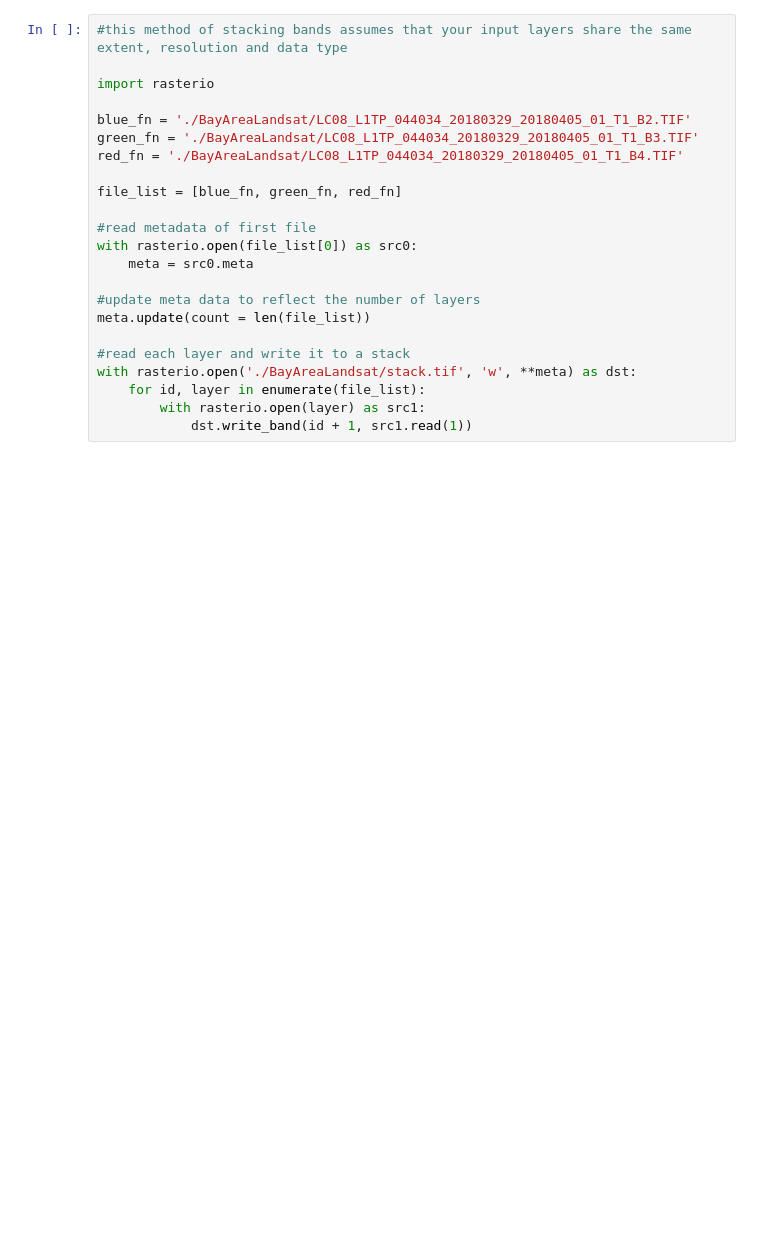
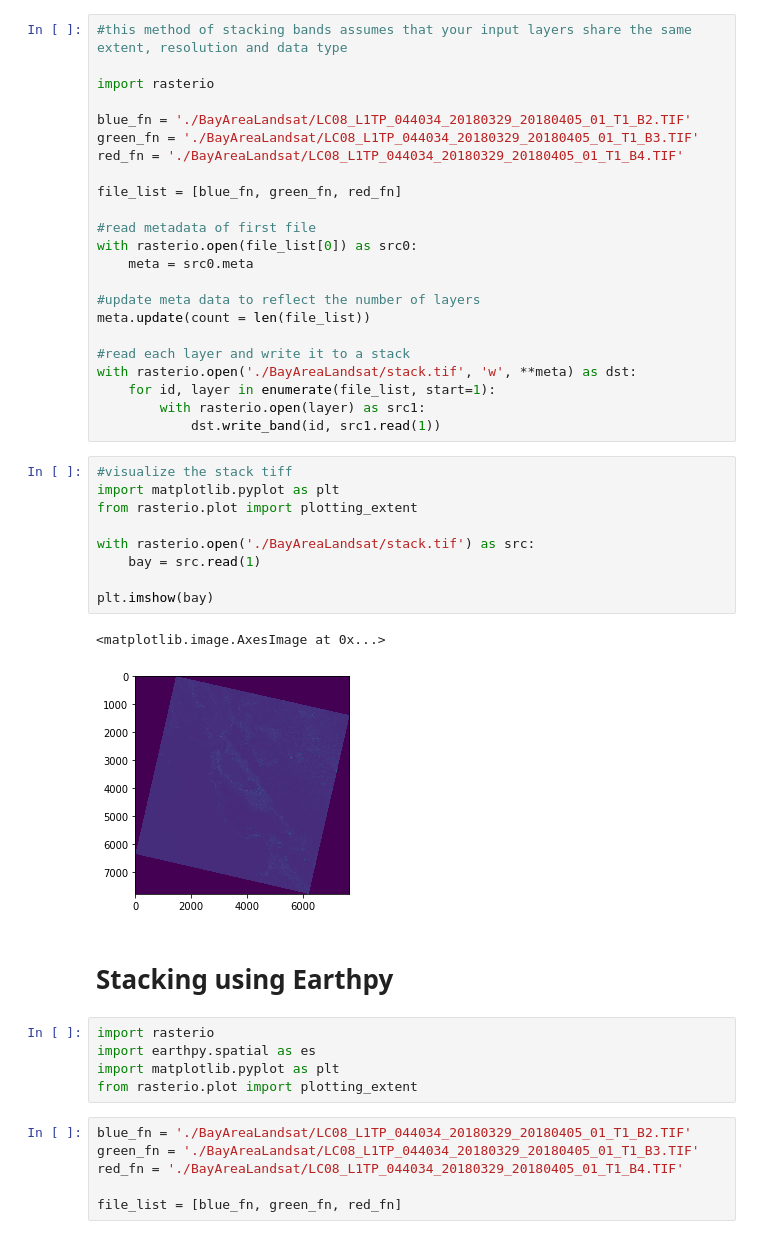
Before and after one commit to zstatmanweil/GeoExperiments, a Jupyter notebook: StackRBG_BayArea.ipynb, the cells around one changed output. Saved outputs shown, nothing was run; the diff lists cells and outputs as text; blank space fills up the shorter version.

Commit message:
Experimented with multiple methods of stacking landsat bands

```diff
--- a/StackRBG_BayArea.ipynb
+++ b/StackRBG_BayArea.ipynb
@@ -18,6 +18,31 @@ meta.update(count = len(file_list))
 
 #read each layer and write it to a stack
 with rasterio.open('./BayAreaLandsat/stack.tif', 'w', **meta) as dst:
-    for id, layer in enumerate(file_list):
+    for id, layer in enumerate(file_list, start=1):
         with rasterio.open(layer) as src1:
-            dst.write_band(id + 1, src1.read(1))
+            dst.write_band(id, src1.read(1))
+# %%
+#visualize the stack tiff
+import matplotlib.pyplot as plt
+from rasterio.plot import plotting_extent
+
+with rasterio.open('./BayAreaLandsat/stack.tif') as src:
+    bay = src.read(1)
+
+plt.imshow(bay)
+# %% [output]
+<matplotlib.image.AxesImage at 0x...>
+[figure, added]
+# %% [markdown]
+# Stacking using Earthpy
+# %%
+import rasterio
+import earthpy.spatial as es
+import matplotlib.pyplot as plt
+from rasterio.plot import plotting_extent
+# %%
+blue_fn = './BayAreaLandsat/LC08_L1TP_044034_20180329_20180405_01_T1_B2.TIF'
+green_fn = './BayAreaLandsat/LC08_L1TP_044034_20180329_20180405_01_T1_B3.TIF'
+red_fn = './BayAreaLandsat/LC08_L1TP_044034_20180329_20180405_01_T1_B4.TIF'
+
+file_list = [blue_fn, green_fn, red_fn]
```
Also changed, not shown: parts of 4 cells of this notebook.
